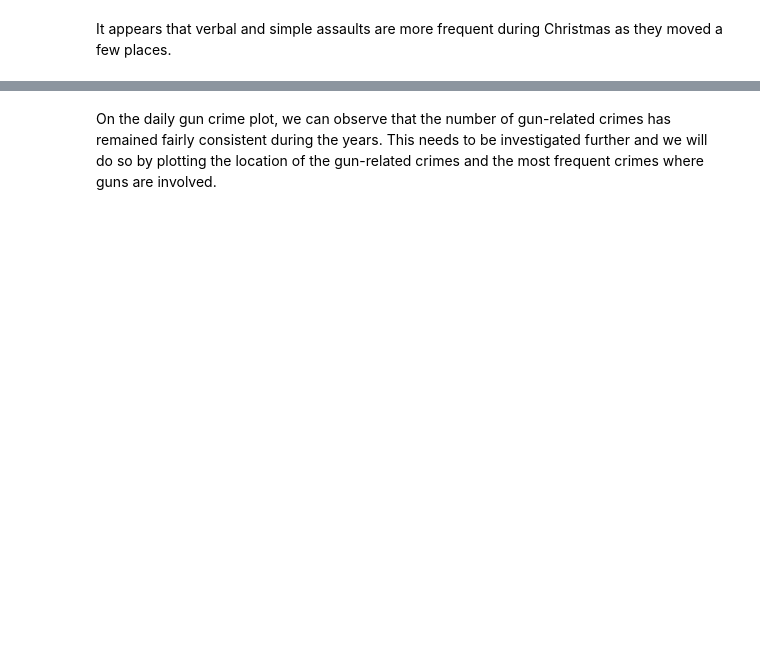
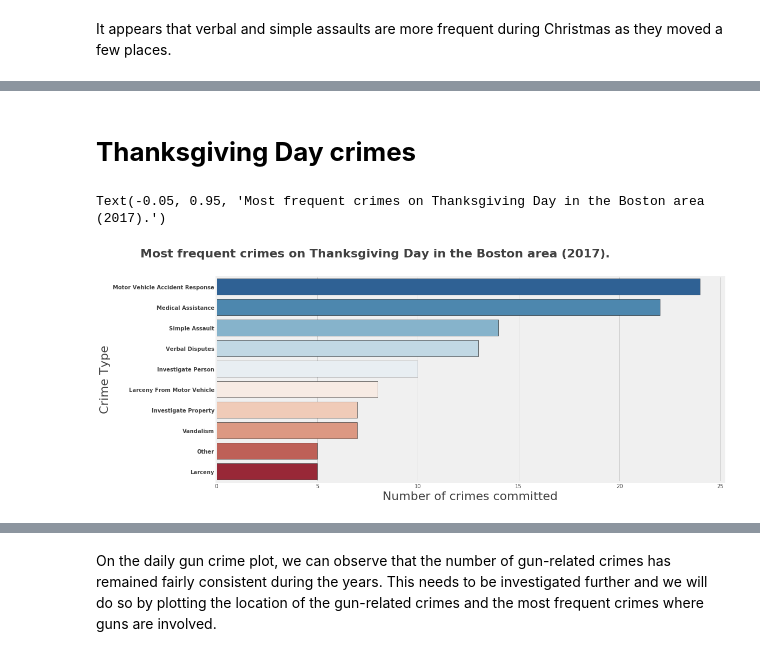
Before and after one commit to omglu93/boston_crime_EDA, a Jupyter notebook: boston-crime-eda-1-3.ipynb, the cells around one changed output, grey strips where cells are left out. Drawn from its saved outputs; the diff is of its cells as text; code cells hidden in the pictures; blank space fills up the shorter version.

```diff
--- a/boston-crime-eda-1-3.ipynb
+++ b/boston-crime-eda-1-3.ipynb
@@ -349 +346,24 @@ See the caveats in the documentation: http://pandas.pydata.org/pandas-docs/stabl
 [interactive output not drawn]
+# %% [markdown]
+# **Thanksgiving Day crimes**
+# %%
+#Data
+thank_crimes = df[df["OCCURRED_ON_DATE"] >= "2017-11-23"]
+thank_crimes = thank_crimes[thank_crimes["OCCURRED_ON_DATE"] < "2017-11-24"]
+
+ax,fig = plt.subplots(figsize=(15,7))
+
+#Plot
+sns.countplot(y = thank_crimes["OFFENSE_CODE_GROUP"],order=thank_crimes["OFFENSE_CODE_GROUP"].value_counts()[:10].index, palette="RdBu_r",edgecolor="black")
+
+plt.ylabel("Crime Type", fontsize=22, alpha=.75)
+plt.xlabel("Number of crimes committed", fontsize=22, alpha=.75)
+
+plt.yticks(alpha=0.75,weight="bold")
+plt.xticks(alpha=0.75)
+
+#Title
+ax.text(x=-0.05,y=0.95,s="Most frequent crimes on Thanksgiving Day in the Boston area (2017).",weight="bold",alpha=0.75, fontsize=22)
+# %% [output]
+Text(-0.05, 0.95, 'Most frequent crimes on Thanksgiving Day in the Boston area (2017).')
+[figure, added]
```
Also changed, not shown: parts of 39 cells of this notebook.
